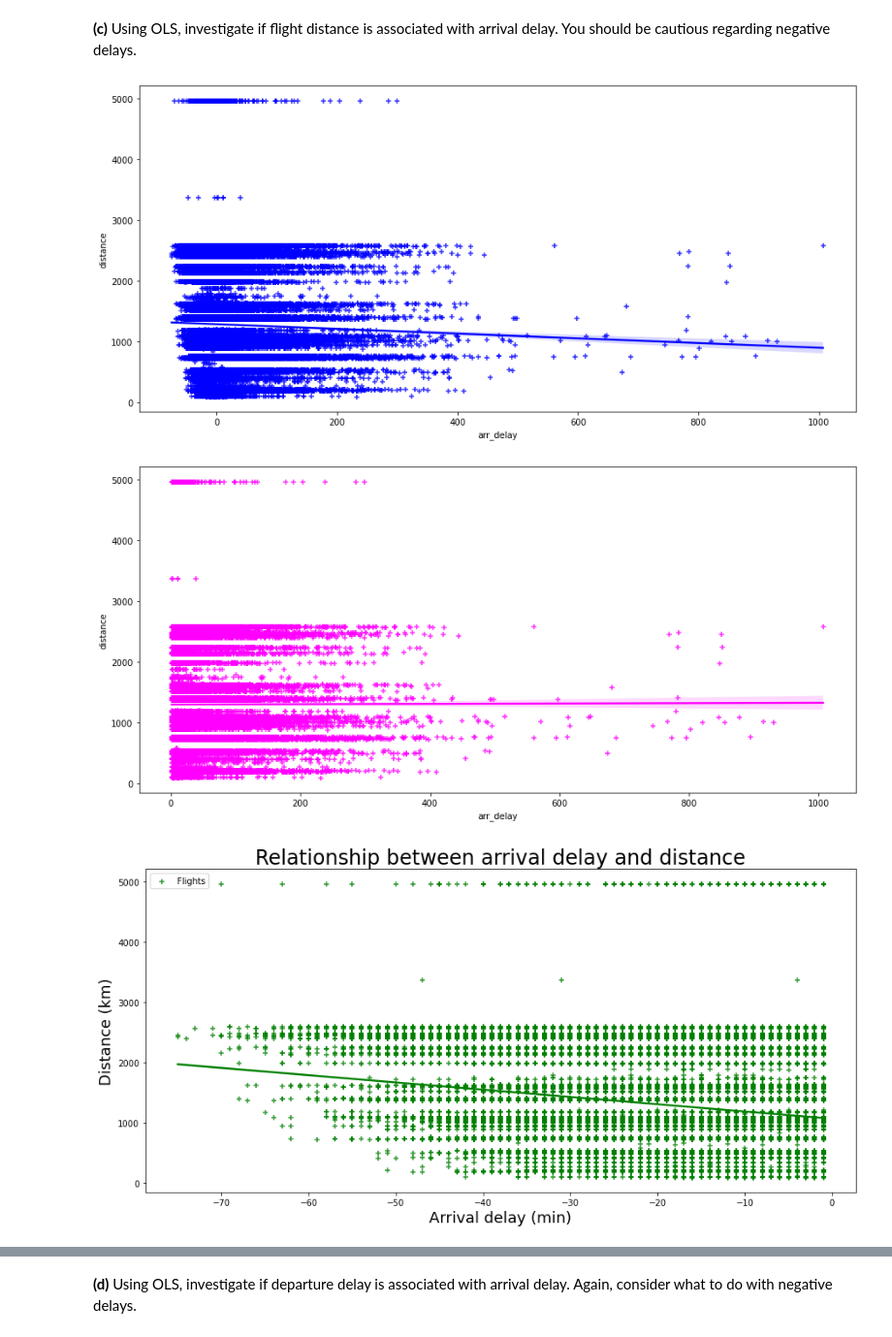
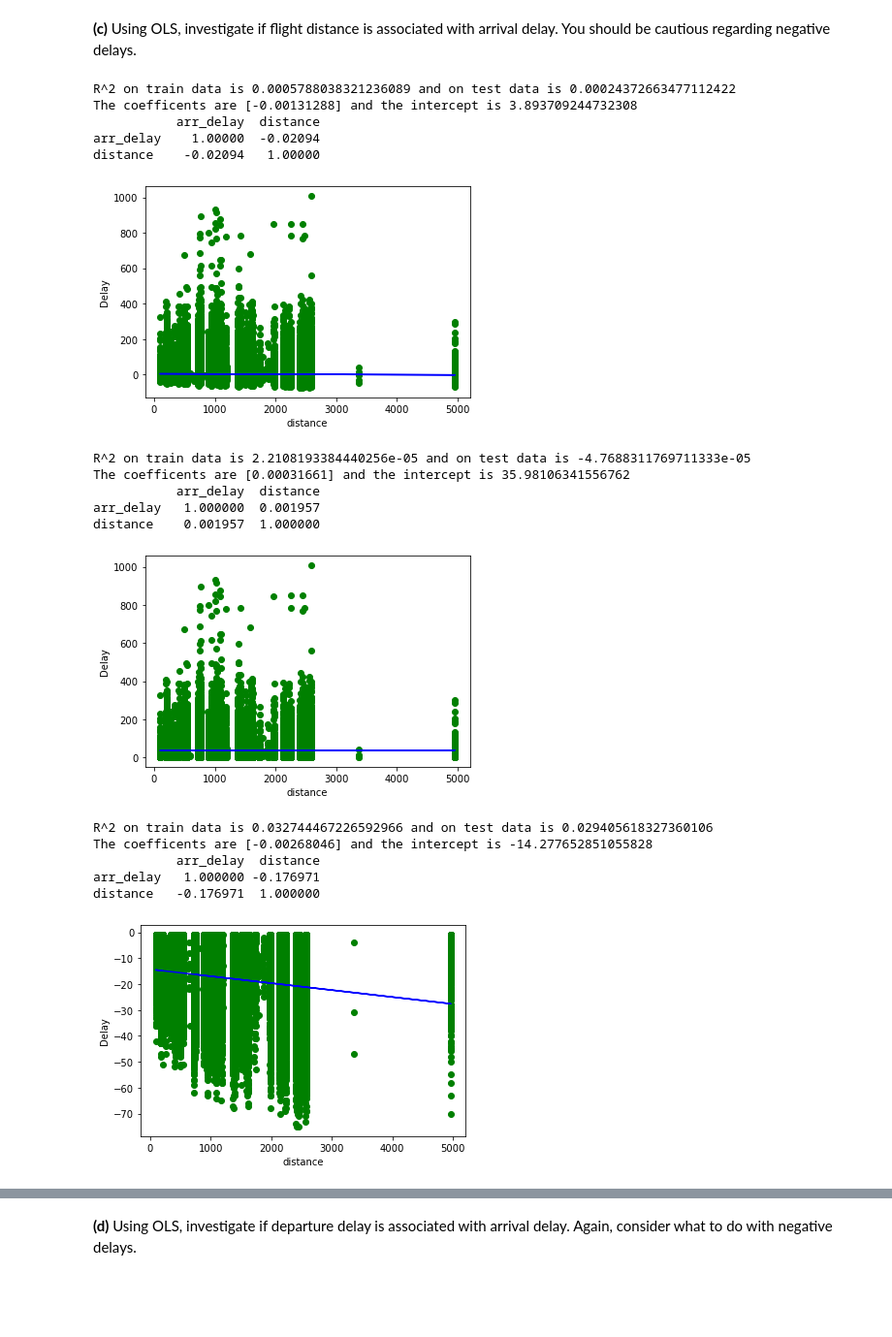
Before and after one commit to Beadhangerone/MAL, a Jupyter notebook: MAL1 Project 2022.ipynb, the cells around one changed output, grey strips where cells are left out. Shown at 97% size. Saved outputs shown, nothing was run; the diff lists cells and outputs as text; code cells hidden in the pictures; blank space fills up the shorter version.

```diff
--- a/MAL1 Project 2022.ipynb
+++ b/MAL1 Project 2022.ipynb
@@ -456,24 +456,48 @@ Name: temp, Length: 26130, dtype: float64
 # %%
 #JULIA
 
 positive_delays = flights[flights['arr_delay']>0]
 negative_delays = flights[flights['arr_delay']<0]
 
-# regression plot using seaborn
-fig = plt.figure(figsize=(15, 7))
-sns.regplot(x=flights.arr_delay, y=flights.distance, color='blue', marker='+')#regression plot for all flights
-fig1 = plt.figure(figsize=(15, 7))
-sns.regplot(x=positive_delays.arr_delay, y=positive_delays.distance, color='magenta', marker='+')#regression plot for flights with only positive delays
-fig2 = plt.figure(figsize=(15, 7))
-sns.regplot(x=negative_delays.arr_delay, y=negative_delays.distance, color='green', marker='+')#regression plot for flights with negative delays only
+def plotRegression(feature,df):
+    df = df.dropna(subset=[feature,'arr_delay'])
+    X = df[[feature]]
+    y = df['arr_delay']
+    X_train, X_test , y_train, y_test = train_test_split(X, y, test_size=0.5, random_state=69)
+    ODS = LinearRegression()
+    ODS.fit(X_train, y_train)
 
-# Legend, title and labels.
-plt.legend(labels=['Flights'])
-plt.title('Relationship between arrival delay and distance', size=24)
-plt.xlabel('Arrival delay (min)', size=18)
-plt.ylabel('Distance (km)', size=18);
+    print("R^2 on train data is {} and on test data is {}".format(ODS.score(X_train, y_train),ODS.score(X_test,y_test)))
+    print("The coefficents are {} and the intercept is {}".format(ODS.coef_, ODS.intercept_))
+    print(df[['arr_delay',feature]].corr())
+
+    y_pred = ODS.predict(X)
+    plt.scatter(X, y,color = "green")
+    plt.plot(X[feature], y_pred,color = "blue")
+    plt.xlabel(feature)
+    plt.ylabel("Delay")
+    plt.show()
+
+plotRegression('distance',flights) #All fligths
+plotRegression('distance',positive_delays)#flights with only positive delays
+plotRegression('distance',negative_delays)#flights with only negative delays
 # %% [output]
+R^2 on train data is 0.0005788038321236089 and on test data is 0.00024372663477112422
+The coefficents are [-0.00131288] and the intercept is 3.893709244732308
+           arr_delay  distance
+arr_delay    1.00000  -0.02094
+distance    -0.02094   1.00000
-[figure, old version]
+[figure, new version]
+R^2 on train data is 2.2108193384440256e-05 and on test data is -4.7688311769711333e-05
+The coefficents are [0.00031661] and the intercept is 35.98106341556762
+           arr_delay  distance
+arr_delay   1.000000  0.001957
+distance    0.001957  1.000000
-[figure, old version]
+[figure, new version]
+R^2 on train data is 0.032744467226592966 and on test data is 0.029405618327360106
+The coefficents are [-0.00268046] and the intercept is -14.277652851055828
+           arr_delay  distance
+arr_delay   1.000000 -0.176971
+distance   -0.176971  1.000000
-[figure, old version]
+[figure, new version]
 # %% [markdown]
```
Also changed, not shown: parts of 22 cells of this notebook.
